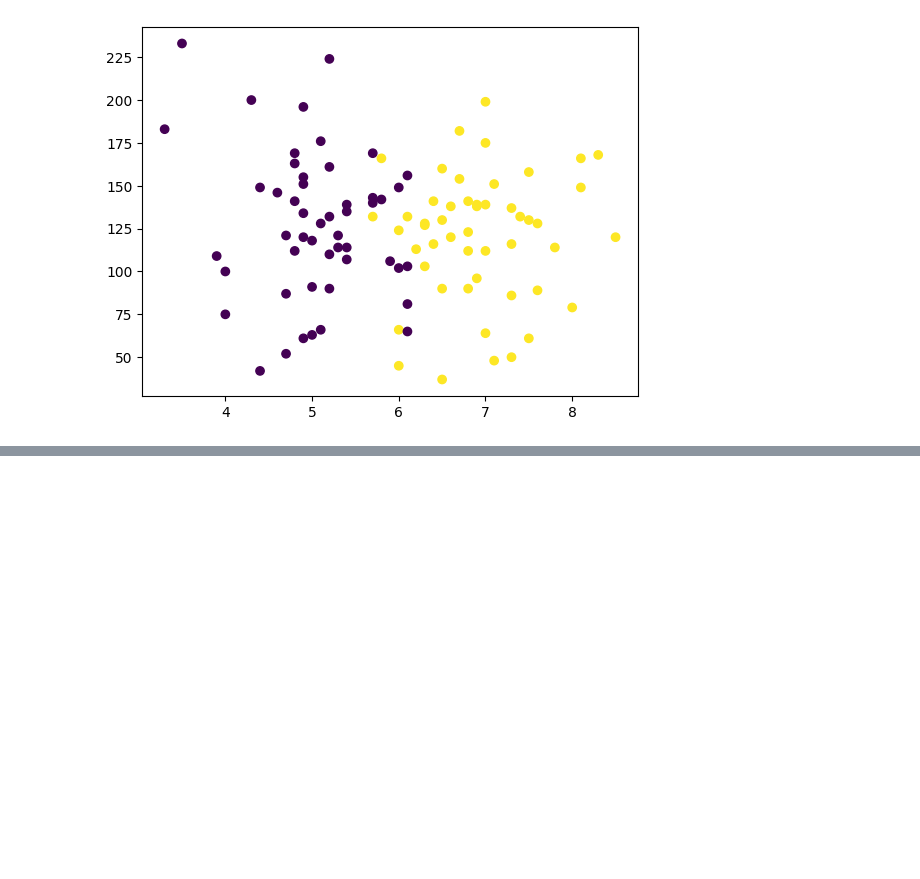
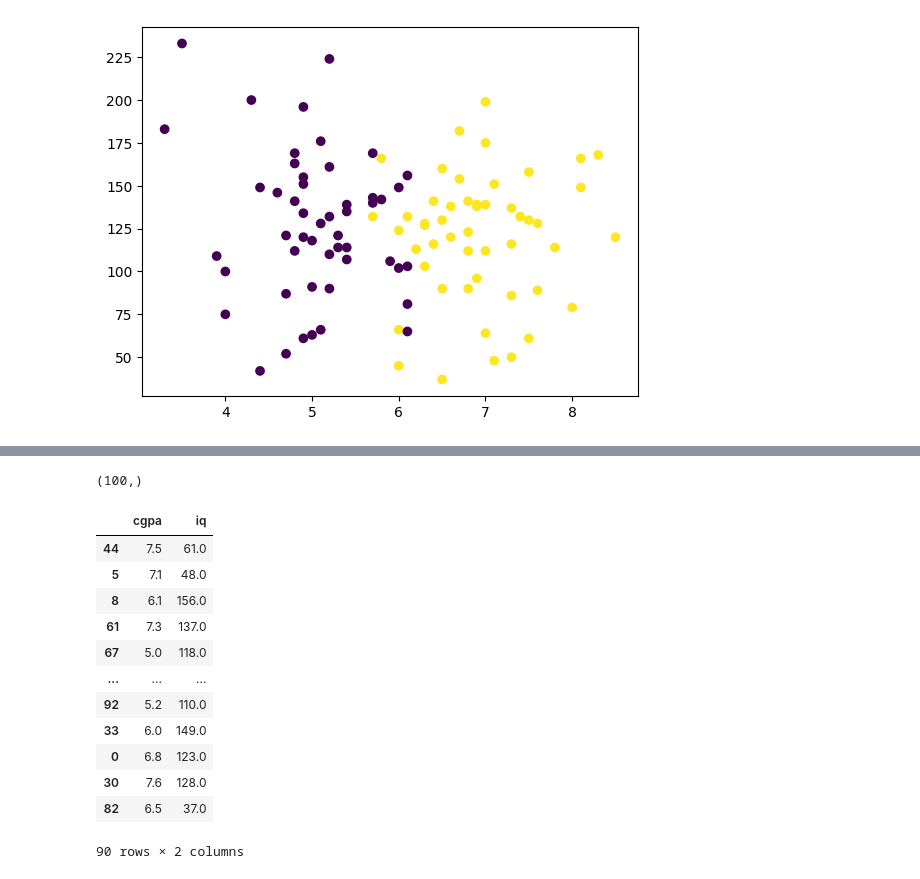
Before and after one commit to samarthlawania/Machine-Learning, a Jupyter notebook: Tensor.ipynb, the cells around one changed output, grey strips where cells are left out. Cells and saved outputs as stored; diff of their text form; code cells hidden in the pictures; blank space fills up the shorter version.

```diff
--- a/Tensor.ipynb
+++ b/Tensor.ipynb
@@ -94,0 +131,4 @@ plt.scatter(df['cgpa'],df['iq'],c=df['placement'])
+# %%
+Y.shape
+# %% [output]
+(100,)
@@ -94,0 +139,16 @@ plt.scatter(df['cgpa'],df['iq'],c=df['placement'])
+# %%
+X_train
+# %% [output]
+|  | cgpa | iq |
+| 44 | 7.5 | 61.0 |
+| 5 | 7.1 | 48.0 |
+| 8 | 6.1 | 156.0 |
+| 61 | 7.3 | 137.0 |
+| 67 | 5.0 | 118.0 |
+| ... | ... | ... |
+| 92 | 5.2 | 110.0 |
+| 33 | 6.0 | 149.0 |
+| 0 | 6.8 | 123.0 |
+| 30 | 7.6 | 128.0 |
+| 82 | 6.5 | 37.0 |
+90 rows × 2 columns
```
Also changed, not shown: parts of 22 cells of this notebook.
